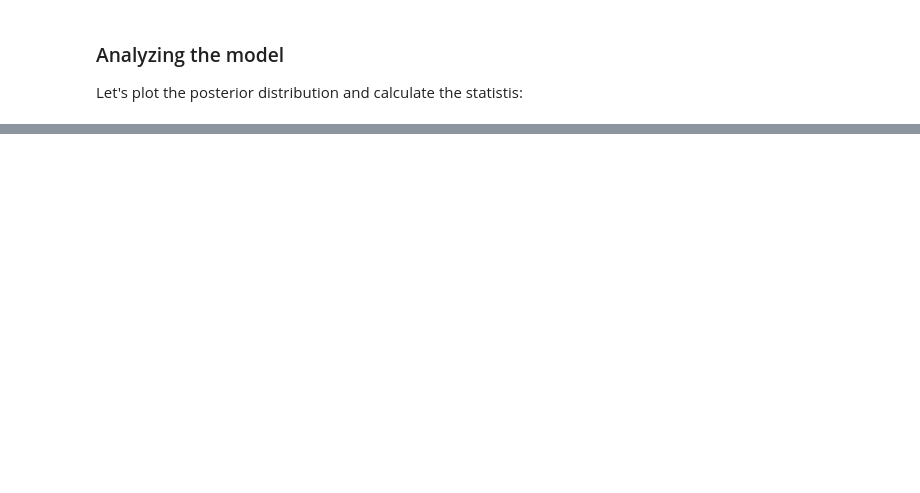
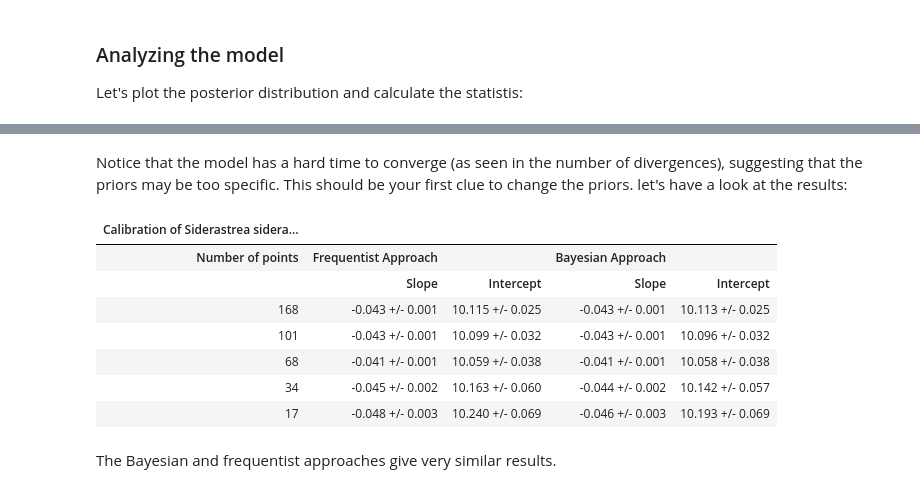
Before and after one commit to khider/dry-tortugas-calibration-fun, a Jupyter notebook: paleobook/BayesianCalibration.ipynb, the cells around one changed output, grey strips where cells are left out. Drawn from its saved outputs; the diff is of its cells as text; code cells hidden in the pictures; blank space fills up the shorter version.

```diff
--- a/paleobook/BayesianCalibration.ipynb
+++ b/paleobook/BayesianCalibration.ipynb
@@ -194,3 +464,45 @@ Intercept Standard Deviation: 0.028
+# %% [markdown]
+Notice that the model has a hard time to converge (as seen in the number of divergences), suggesting that the priors may be too specific. This should be your first clue to change the priors. let's have a look at the results:
+# %%
+import math
+
+# Calculate the number of observations in each trial
+obs = [math.ceil(i*df_calib.shape[0]) for i in opt]
+
+# Create a list of string that gives the value of the coefficient and associated error
+freq_slope = [f"{s:.3f} +/- {u:.3f}" for s, u in zip(slope, slope_u)]
+freq_intercept = [f"{s:.3f} +/- {u:.3f}" for s, u in zip(intercept, intercept_u)]
+bay_slope = [f"{s:.3f} +/- {u:.3f}" for s, u in zip(slope_b, slope_b_u)]
+bay_intercept = [f"{s:.3f} +/- {u:.3f}" for s, u in zip(intercept_b, intercept_b_u)]
+
+# Make a dataframe to use with great tables
+
+df_res = pd.DataFrame({'Number of points':obs,
+                       'fs': freq_slope,
+                       'fi': freq_intercept,
+                       'bs': bay_slope,
+                       'bi': bay_intercept,
+                      })
+# %%
+gt_tbl_wls = (GT(df_res)
+          .tab_spanner(label=md("Frequentist Approach"), columns=["fs", "fi"])
+          .tab_spanner(label=md("Bayesian Approach"), columns=["bs", "bi"])
+          .cols_label(fs="Slope", fi="Intercept", bs="Slope", bi="Intercept")
+          .tab_header(title=html('Calibration of <em>Siderastrea sidera</em> Sr/Ca to SST, frequentist vs Bayesian approach'))
+          .tab_options(column_labels_background_color="darkgrey",source_notes_background_color="OldLace")
+         )
+gt_tbl_wls
+# %% [output]
+| Calibration of Siderastrea sidera... |  |  |  |  |
+| Number of points | Frequentist Approach |  | Bayesian Approach |  |
+|  | Slope | Intercept | Slope | Intercept |
+| 168 | -0.043 +/- 0.001 | 10.115 +/- 0.025 | -0.043 +/- 0.001 | 10.113 +/- 0.025 |
+| 101 | -0.043 +/- 0.001 | 10.099 +/- 0.032 | -0.043 +/- 0.001 | 10.096 +/- 0.032 |
+| 68 | -0.041 +/- 0.001 | 10.059 +/- 0.038 | -0.041 +/- 0.001 | 10.058 +/- 0.038 |
+| 34 | -0.045 +/- 0.002 | 10.163 +/- 0.060 | -0.044 +/- 0.002 | 10.142 +/- 0.057 |
+| 17 | -0.048 +/- 0.003 | 10.240 +/- 0.069 | -0.046 +/- 0.003 | 10.193 +/- 0.069 |
+# %% [markdown]
+The Bayesian and frequentist approaches give very similar results.
 # %% [markdown]
 ## References
 
```
Also changed, not shown: parts of 32 cells of this notebook, 4 other files.
